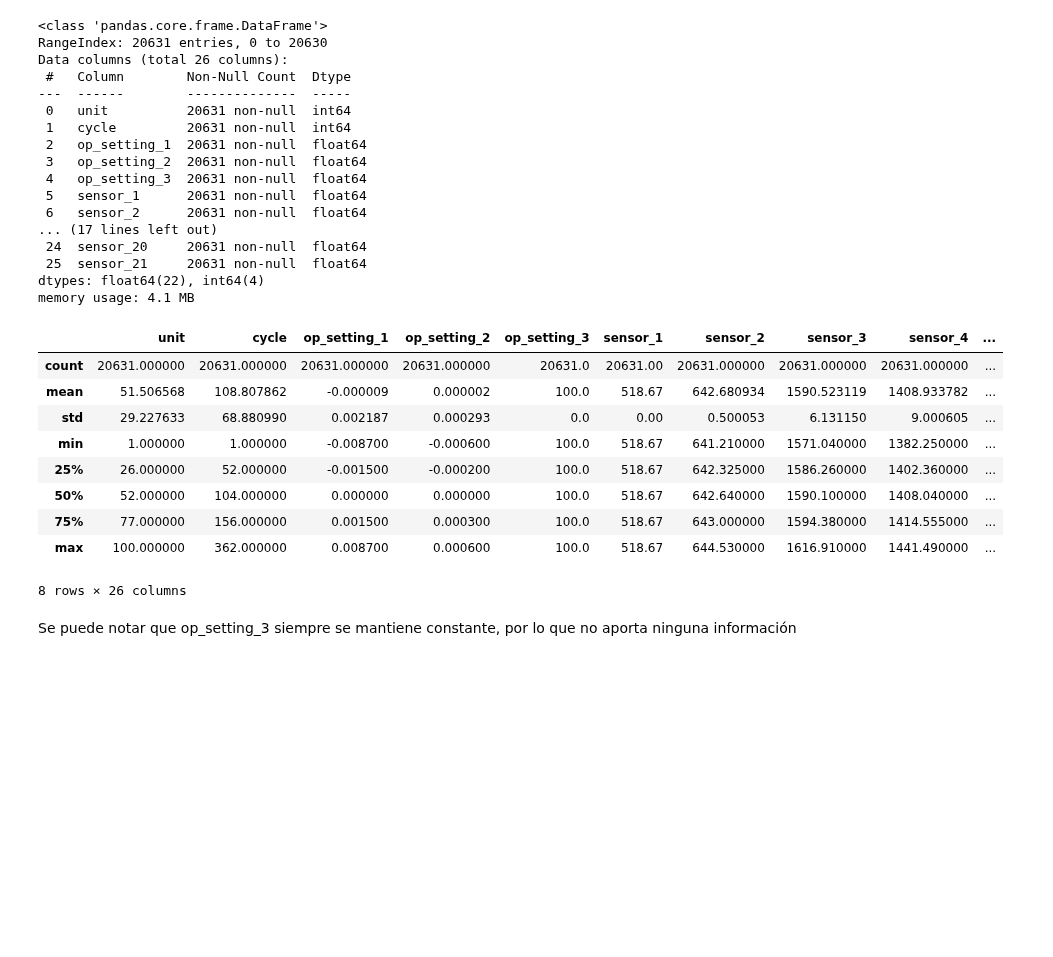
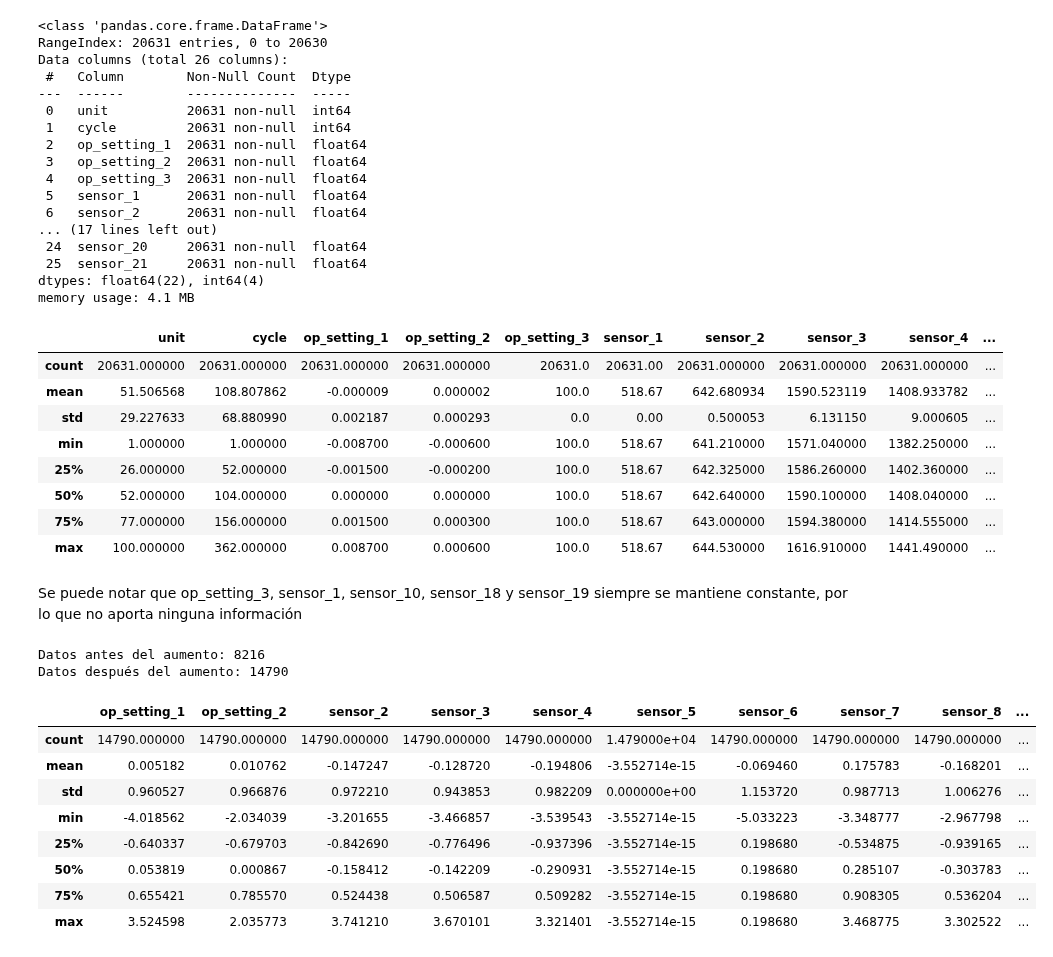
Before and after one commit to JuanPabloRodriguezC/rec_patrones_lab, a Jupyter notebook: Proyecto3/anomaly_detection_aero-engines.ipynb, the cells around one changed output. Saved outputs shown, nothing was run; the diff lists cells and outputs as text; code cells hidden in the pictures; blank space fills up the shorter version.

```diff
--- a/Proyecto3/anomaly_detection_aero-engines.ipynb
+++ b/Proyecto3/anomaly_detection_aero-engines.ipynb
@@ -5,3 +5,9 @@ import numpy as np
 import pandas as pd
 import matplotlib.pyplot as plt
 import seaborn as sns
+from imblearn.over_sampling import SMOTE
+from sklearn.preprocessing import StandardScaler
+from sklearn.mixture import GaussianMixture
+
+pd.set_option('display.max_columns', None)
+pd.set_option('display.width', None)
@@ -43,8 +45,8 @@ def discover_files(data_dir):
                 # note: we allow multiple matches; last one wins (fine for typical datasets)
     return mapping
 
-def load_cmapss_pair(train_path, test_path, rul_path=None):
-    """Load a single FD dataset trio and compute per-row RUL for train and test (if RUL provided)."""
+def load_cmapss_pair(train_path, test_path):
+    """Load a single FD dataset duo"""
     train = pd.read_csv(train_path, sep='\s+', header=None, names=COL_NAMES)
 
     test = pd.read_csv(test_path, sep='\s+', header=None, names=COL_NAMES)
@@ -59,8 +61,8 @@ print("Discovered dataset keys and file types:")
 for k,v in mapping.items():
     print(k, v.keys())
 
-# --- Choose dataset FDID to run (change to FD002/FD003/FD004 as needed) ---
-FDID = 'FD001'   # <------ change here if you want FD002/FD003/FD004
+# --- Choose dataset FDID to run ---
+FDID = 'FD001'
 
 # If chosen FDID doesn't have train+test, pick the first available FD that has both
 if FDID not in mapping or 'train' not in mapping[FDID] or 'test' not in mapping[FDID]:
@@ -79,7 +81,7 @@ train_path = mapping[FDID]['train']
 test_path  = mapping[FDID]['test']
 
 print("Using:", train_path, test_path)
-train_df, test_df = load_cmapss_pair(train_path, test_path, rul_path)
+train_df, test_df = load_cmapss_pair(train_path, test_path)
 print(f"Loaded {FDID}: train rows={len(train_df)} (units={train_df['unit'].nunique()}), test rows={len(test_df)} (units={test_df['unit'].nunique()})")
 # %% [output]
 data_dir: ./CMAPSSData
@@ -132,10 +133,46 @@ train_df.describe(include='all')
 | 50% | 52.000000 | 104.000000 | 0.000000 | 0.000000 | 100.0 | 518.67 | 642.640000 | 1590.100000 | 1408.040000 | ... |
 | 75% | 77.000000 | 156.000000 | 0.001500 | 0.000300 | 100.0 | 518.67 | 643.000000 | 1594.380000 | 1414.555000 | ... |
 | max | 100.000000 | 362.000000 | 0.008700 | 0.000600 | 100.0 | 518.67 | 644.530000 | 1616.910000 | 1441.490000 | ... |
-8 rows × 26 columns
 # %% [markdown]
-Se puede notar que op_setting_3 siempre se mantiene constante, por lo que no aporta ninguna información
+Se puede notar que op_setting_3, sensor_1, sensor_10, sensor_18 y sensor_19 siempre se mantiene constante, por lo que no aporta ninguna información
 # %%
-train_df.drop(['op_setting_3'], axis=1, inplace=True)
+# Si se usa FD003, sensor 10 si es importante
+train_df.drop(['op_setting_3', 'sensor_1', 'sensor_10', 'sensor_18', 'sensor_19'], axis=1, inplace=True)
+units = train_df['unit'].nunique()
 # %%
-units = train_df['unit'].nunique()
+train_df = train_df.groupby('unit').apply(lambda x: x.head(int(len(x) * 0.4)))
+train_df.reset_index(drop=True, inplace=True)
+# %%
+# Seleccionamos las características para el modelo (unit y cycle no afectan)
+df_st = train_df[['op_setting_1', 'op_setting_2'] + [f'sensor_{i}' for i in range(2, 10)] + [f'sensor_{i}' for i in range(11, 18)] + [f'sensor_{i}' for i in range(20, 22)]]
+
+# Normalizar los datos
+scaler = StandardScaler()
+df_scaled = scaler.fit_transform(df_st)
+y_good = [1] * len(df_scaled)
+num_anomalies = int(len(df_scaled) * 0.1)
+y_good[:num_anomalies] = [0] * num_anomalies
+
+# Uso SMOTE para aumentar datos
+smote = SMOTE(sampling_strategy='auto', random_state=42)
+X_aug, y_resampled = smote.fit_resample(df_scaled, y_good)
+
+print(f"Datos antes del aumento: {len(df_scaled)}")
+print(f"Datos después del aumento: {len(X_aug)}")
+
+df_aug = pd.DataFrame(X_aug, columns=df_st.columns)
+df_aug['anomaly'] = y_resampled
+df_aug.drop(['anomaly'], axis=1, inplace=True)
+df_aug.describe(include='all')
+# %% [output]
+Datos antes del aumento: 8216
+Datos después del aumento: 14790
+|  | op_setting_1 | op_setting_2 | sensor_2 | sensor_3 | sensor_4 | sensor_5 | sensor_6 | sensor_7 | sensor_8 | ... |
+| count | 14790.000000 | 14790.000000 | 14790.000000 | 14790.000000 | 14790.000000 | 1.479000e+04 | 14790.000000 | 14790.000000 | 14790.000000 | ... |
+| mean | 0.005182 | 0.010762 | -0.147247 | -0.128720 | -0.194806 | -3.552714e-15 | -0.069460 | 0.175783 | -0.168201 | ... |
+| std | 0.960527 | 0.966876 | 0.972210 | 0.943853 | 0.982209 | 0.000000e+00 | 1.153720 | 0.987713 | 1.006276 | ... |
+| min | -4.018562 | -2.034039 | -3.201655 | -3.466857 | -3.539543 | -3.552714e-15 | -5.033223 | -3.348777 | -2.967798 | ... |
+| 25% | -0.640337 | -0.679703 | -0.842690 | -0.776496 | -0.937396 | -3.552714e-15 | 0.198680 | -0.534875 | -0.939165 | ... |
+| 50% | 0.053819 | 0.000867 | -0.158412 | -0.142209 | -0.290931 | -3.552714e-15 | 0.198680 | 0.285107 | -0.303783 | ... |
+| 75% | 0.655421 | 0.785570 | 0.524438 | 0.506587 | 0.509282 | -3.552714e-15 | 0.198680 | 0.908305 | 0.536204 | ... |
+| max | 3.524598 | 2.035773 | 3.741210 | 3.670101 | 3.321401 | -3.552714e-15 | 0.198680 | 3.468775 | 3.302522 | ... |
```
Also changed, not shown: parts of 6 cells of this notebook, 1 other file.
